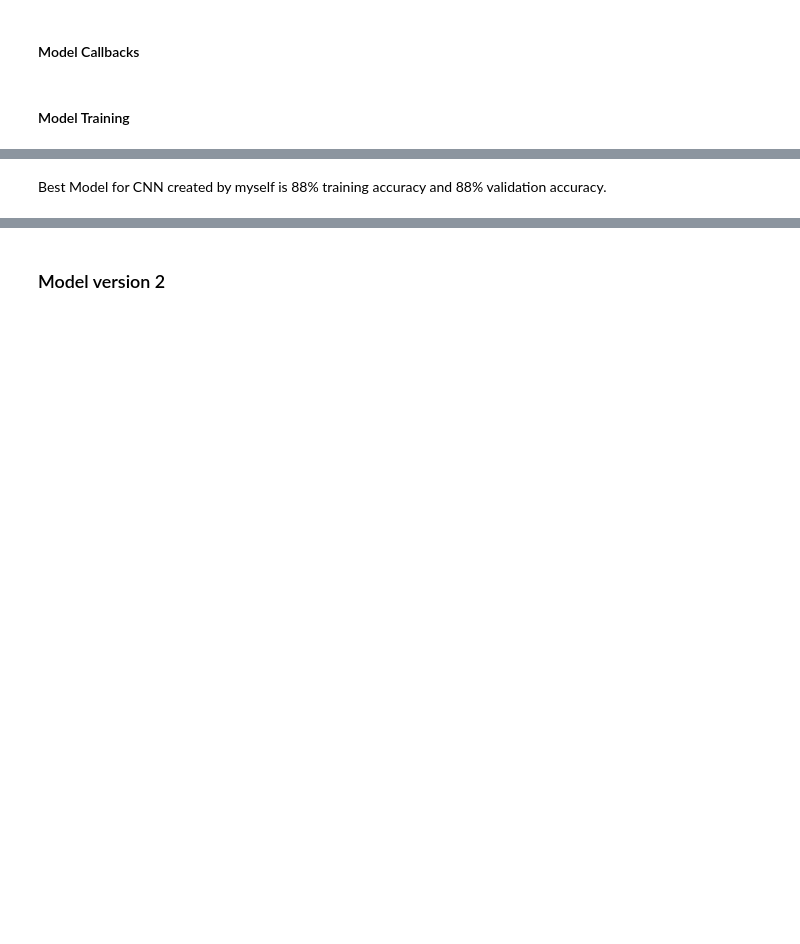
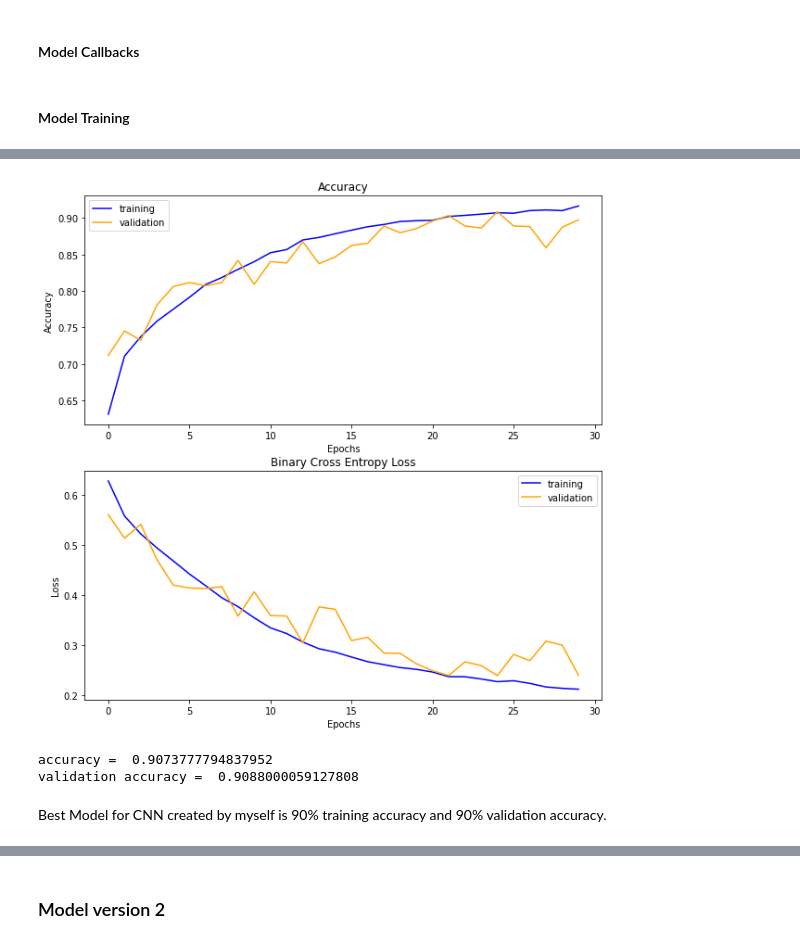
Before and after one commit to marcellinus-witarsah/dogs-vs-cats, a Jupyter notebook: dogs-vs-cats-model.ipynb, the cells around one changed output, grey strips where cells are left out. Saved outputs shown, nothing was run; the diff lists cells and outputs as text; code cells hidden in the pictures; blank space fills up the shorter version.

```diff
--- a/dogs-vs-cats-model.ipynb
+++ b/dogs-vs-cats-model.ipynb
@@ -329,29 +328,35 @@ def get_model(input_shape):
            padding="same",
            ),
     MaxPool2D(pool_size=(2,2)),
-    Conv2D(filters=64,
-           kernel_size=(3,3),
-           activation='relu',
-           padding="same",
-           ),
+
     Conv2D(filters=64,
            kernel_size=(3,3),
            activation='relu',
            padding="same",
            ),
     MaxPool2D(pool_size=(2,2)),
+
     Conv2D(filters=128,
            kernel_size=(3,3),
            activation='relu',
            padding="same",
            ),
     MaxPool2D(pool_size=(2,2)),
-    Conv2D(filters=128,
+
+    Conv2D(filters=256,
            kernel_size=(3,3),
            activation='relu',
            padding="same",
            ),
     MaxPool2D(pool_size=(2,2)),
+
+    Conv2D(filters=512,
+           kernel_size=(3,3),
+           activation='relu',
+           padding="same",
+           ),
+    MaxPool2D(pool_size=(2,2)),
+
     Flatten(),
     Dense(units=1024, activation='relu'),
     Dense(units=1, activation='sigmoid')
@@ -382,7 +387,7 @@ _________________________________________________________________
 #### Model Callbacks
 # %%
 # Setting parameter for model checkpoint
-filepath = '/content/cnn_model_ver_1' #@param {type: "string"}
+filepath = '/content/cnn_version_1' #@param {type: "string"}
 monitor = 'val_accuracy' #@param {type: "string"}
 mode ='max' #@param {type: "string"}
 model_checkpoint_callback = get_model_checkpoint(filepath, monitor, mode)
@@ -432,3 +437,17 @@ INFO:tensorflow:Assets written to: /content/traditional_cnn_model/assets
 Epoch 30: early stopping
+# %%
+model_diagnostics(history)
+# %% [output]
+[figure, added]
+# %%
+import numpy as np
+# find index of max validation accruacy
+arg_index = np.argmax(history.history['val_accuracy'])
+# highest performance validation accuracy and accuracy
+print("accuracy = ", history.history['accuracy'][arg_index])
+print("validation accuracy = ", history.history['val_accuracy'][arg_index])
+# %% [output]
+accuracy =  0.9073777794837952
+validation accuracy =  0.9088000059127808
 # %% [markdown]
-Best Model for CNN created by myself is 88% training accuracy and 88% validation accuracy.
+Best Model for CNN created by myself is 90% training accuracy and 90% validation accuracy.
```
Also changed, not shown: parts of 11 cells of this notebook.
